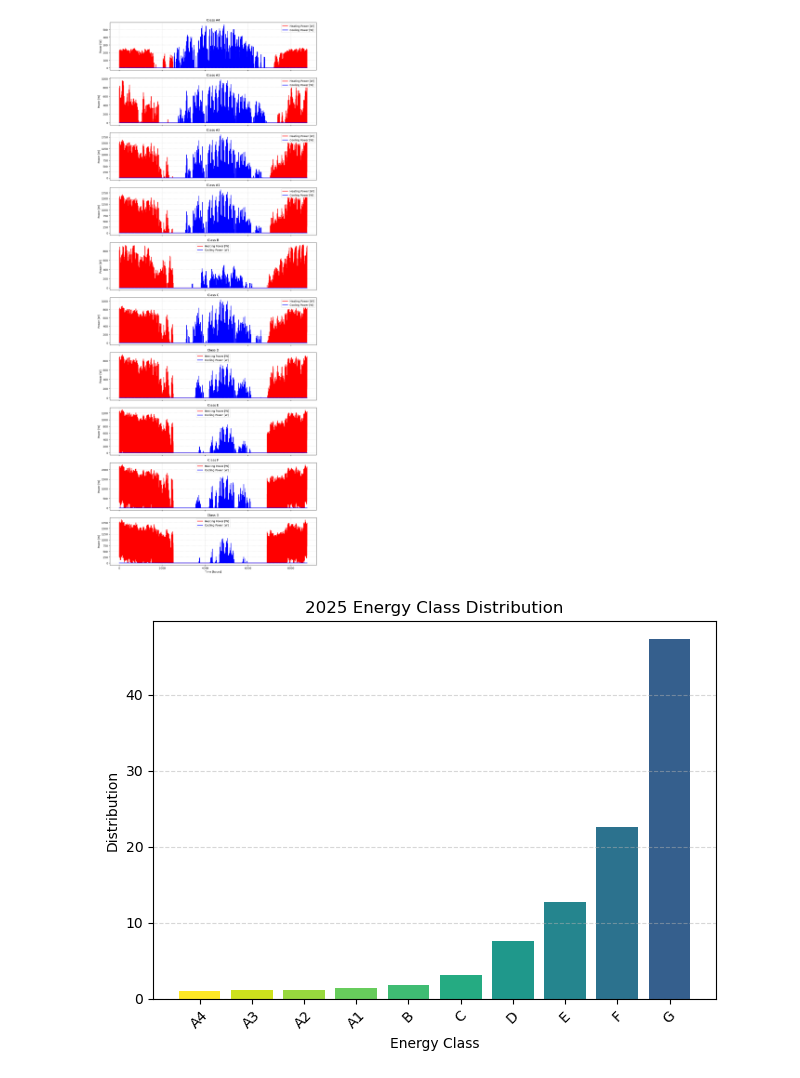
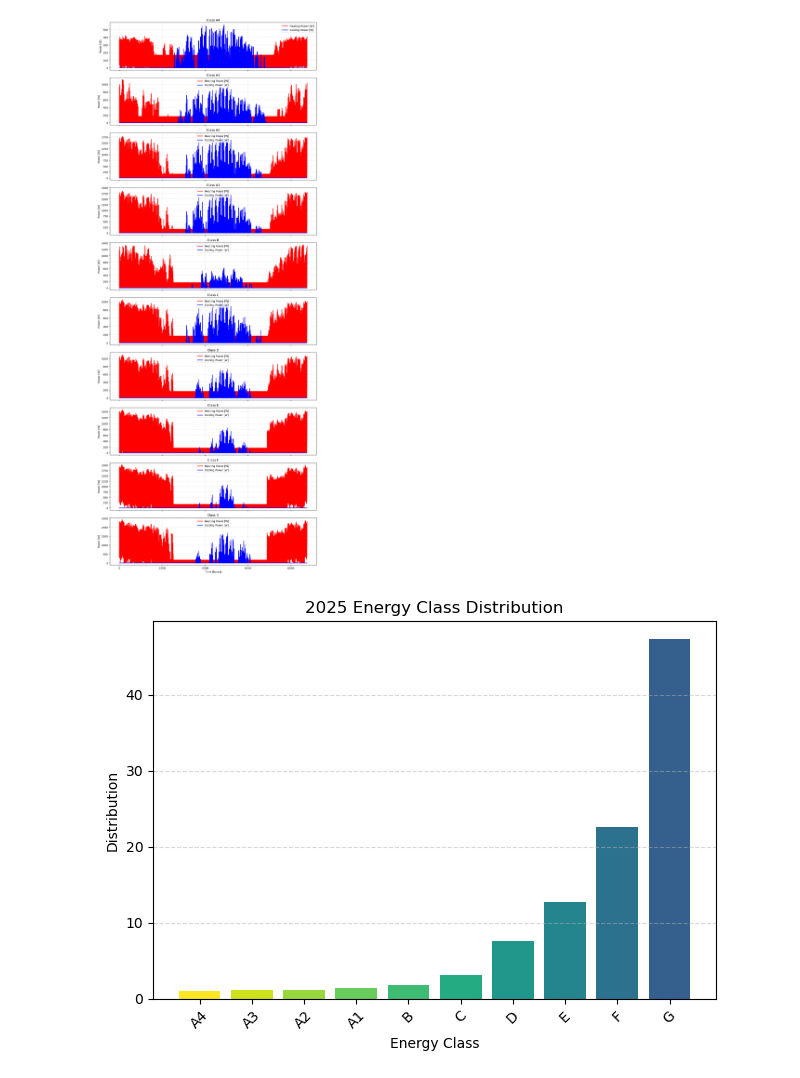
Before and after one commit to simo-pagliu/INRE, a Jupyter notebook: Energy Demand.ipynb, the cells around one changed output. Saved outputs shown, nothing was run; the diff lists cells and outputs as text; code cells hidden in the pictures.

```diff
--- a/Energy Demand.ipynb
+++ b/Energy Demand.ipynb
@@ -147,7 +187,7 @@ for i, classe_energetica in enumerate(energy_classes):
     cold_power_temp = abs(cold_power_temp)
 
     total_power = hot_power_temp + cold_power_temp
-    hot_power[classe_energetica] = hot_power_temp
+    hot_power[classe_energetica] = hot_power_temp + ACS_demand
     cold_power[classe_energetica] = cold_power_temp
     tot_power[classe_energetica] = total_power
     max_power = max(max_power, total_power.max())
@@ -168,4 +207,0 @@ plt.show()
-# %%
-#print last 10 values of total_power
-for i in energy_classes:
-    print(f"{i}: {hot_power[i].tail(10).values}")
@@ -210,0 +226,5 @@ plt.show()
+# %%
+for i, classe in enumerate(energy_classes):
+    tot_kwh = sum(tot_power[classe])/1000 # Convert to kWh
+    ep = tot_kwh / (avg_area)
+    print(f"{classe}: {ep:.2f}")
@@ -239,31 +270,28 @@ plt.tight_layout()
 # %%
-import matplotlib.pyplot as plt
-import pandas as pd
-
 fig, axes = plt.subplots(len(energy_classes), 1, figsize=(12, 3 * len(energy_classes)), sharex=True)
 electric_power = {}
 for i, classe_energetica in enumerate(energy_classes):
     # Convert to electrical power
     COP_hot = 3.5
     COP_cold = 4.5
-    hot_power_e = hot_power[classe_energetica] / COP_hot
+    hot_power_e = (hot_power[classe_energetica]) / COP_hot
     cold_power_e = cold_power[classe_energetica] / COP_cold
     electric_power[classe_energetica] = hot_power_e + cold_power_e
 
     # Plot both on the same subplot
     ax = axes[i]
     ax.plot(hot_power_e.values, label='Heating Power [W]', color='red', linewidth=2)
     ax.plot(cold_power_e.values, label='Cooling Power [W]', color='blue', linewidth=2)
     ax.set_ylabel("Power [W]")
     ax.set_title(f"Class {classe_energetica}")
     ax.grid(True, linestyle='--', alpha=0.4)
     ax.legend()
 
 axes[-1].set_xlabel("Time [hours]")
 plt.tight_layout()
 plt.show()
 # %% [output]
-[figure, old version]
+[figure, new version]
 # %%
 # Create a distribution of energy classes
 energy_class_distribution_today = {
```
Also changed, not shown: parts of 23 cells of this notebook, 25 other files.
